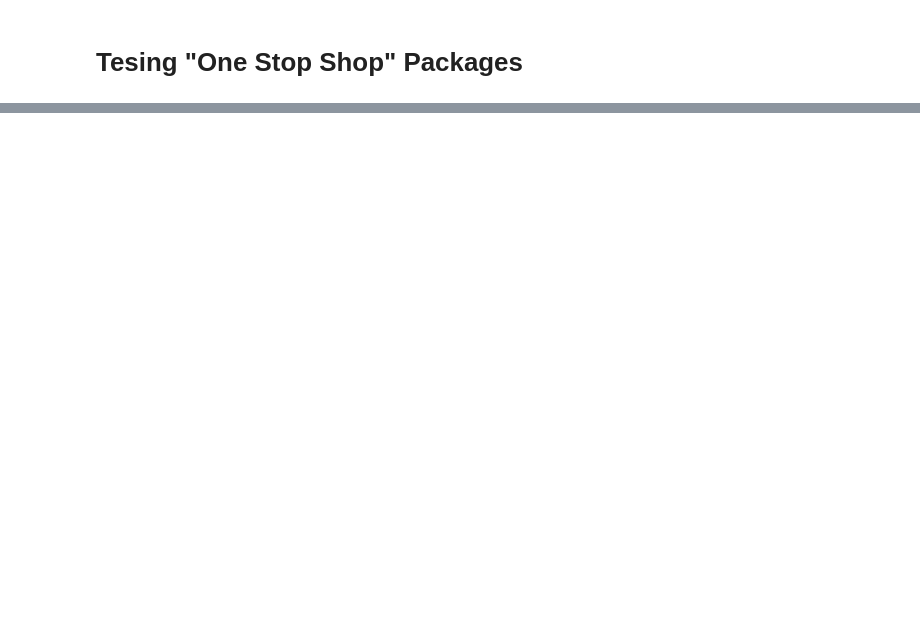
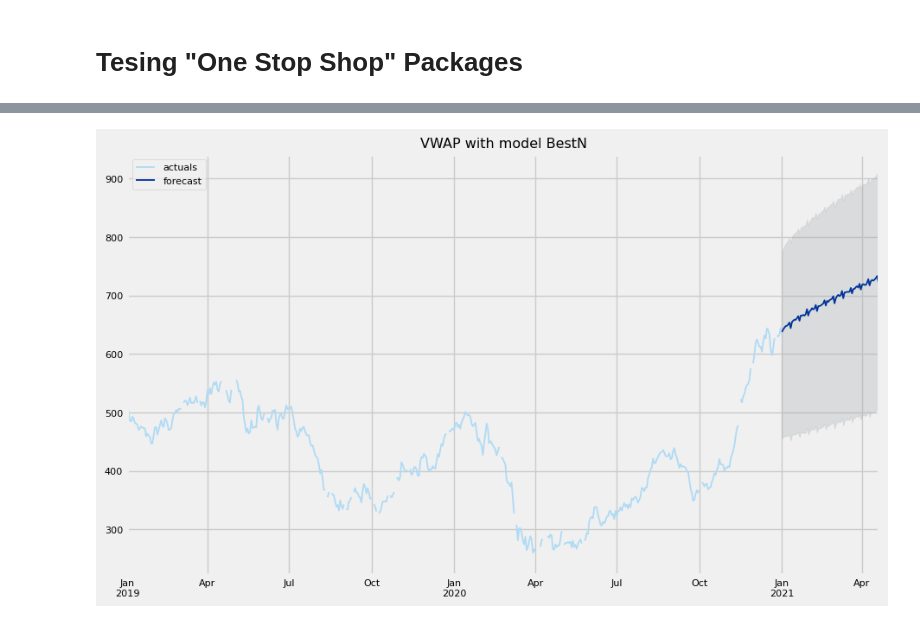
Before and after one commit to bachaudhry/time_series, a Jupyter notebook: ts_with_k/07_Package_Tests.ipynb, the cells around one changed output, grey strips where cells are left out. Drawn from its saved outputs; the diff is of its cells as text; code cells hidden in the pictures; blank space fills up the shorter version.

```diff
--- a/ts_with_k/07_Package_Tests.ipynb
+++ b/ts_with_k/07_Package_Tests.ipynb
@@ -57,0 +108,20 @@ def download_data(dataset, path, comp_check=True):
+# %%
+# Testing the Theta model
+model = AutoTS(
+    forecast_length = len(df_test),
+    frequency = 'infer',
+    prediction_interval= 0.9,
+    ensemble = 'simple', # single best model
+    model_list = ['GLM', 'Theta', 'ETS'],
+    transformer_list='superfast',
+    drop_most_recent = 1,
+    max_generations = 5,
+    num_validations = 2,
+    validation_method = 'backwards'
+)
+
+model = model.fit(df_train,
+                  #date_col= None, # 'datetime' if long else None,
+                  #value_col= None,#  'value' if long else None,
+                  #id_col= None,   #'series_id' if long else None,
+                 )
@@ -57,0 +221,9 @@ def download_data(dataset, path, comp_check=True):
+# %%
+# Generate predictions
+prediction = model.predict()
+# Plot sample
+prediction.plot(model.df_wide_numeric,
+               series=model.df_wide_numeric.columns[0],
+               start_date="2019-01-01");
+# %% [output]
+[figure, added]
```
Also changed, not shown: parts of 23 cells of this notebook.
